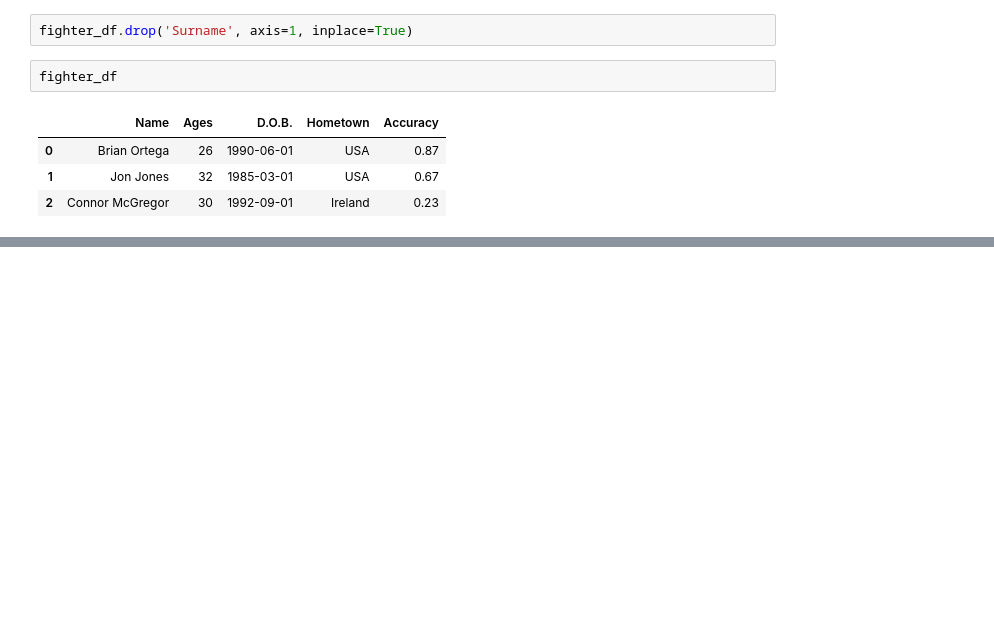
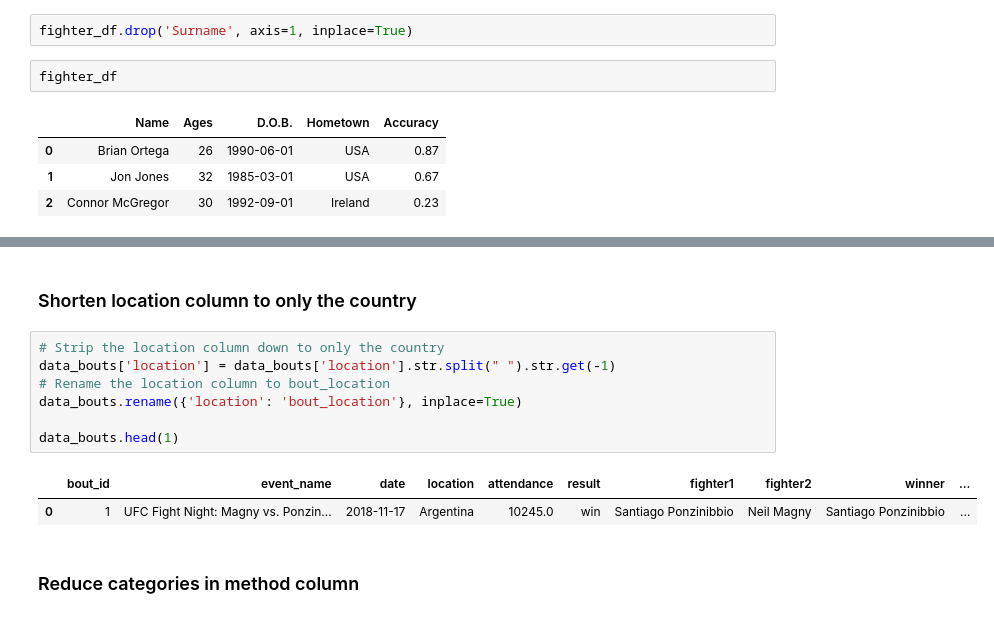
Before and after one commit to AdamBlomfield/machine_learning_ufc_data, a Jupyter notebook: notebooks/test_code_for_dfs.ipynb, the cells around one changed output, grey strips where cells are left out. Cells and saved outputs as stored; diff of their text form; blank space fills up the shorter version.

```diff
--- a/notebooks/test_code_for_dfs.ipynb
+++ b/notebooks/test_code_for_dfs.ipynb
@@ -241,0 +358,14 @@ fighter_df
+# %% [markdown]
+### Shorten location column to only the country
+# %%
+# Strip the location column down to only the country
+data_bouts['location'] = data_bouts['location'].str.split(" ").str.get(-1)
+# Rename the location column to bout_location
+data_bouts.rename({'location': 'bout_location'}, inplace=True)
+
+data_bouts.head(1)
+# %% [output]
+|  | bout_id | event_name | date | location | attendance | result | fighter1 | fighter2 | winner | ... |
+| 0 | 1 | UFC Fight Night: Magny vs. Ponzin... | 2018-11-17 | Argentina | 10245.0 | win | Santiago Ponzinibbio | Neil Magny | Santiago Ponzinibbio | ... |
+# %% [markdown]
+### Reduce categories in method column
```
Also changed, not shown: parts of 23 cells of this notebook, 5 other files.
